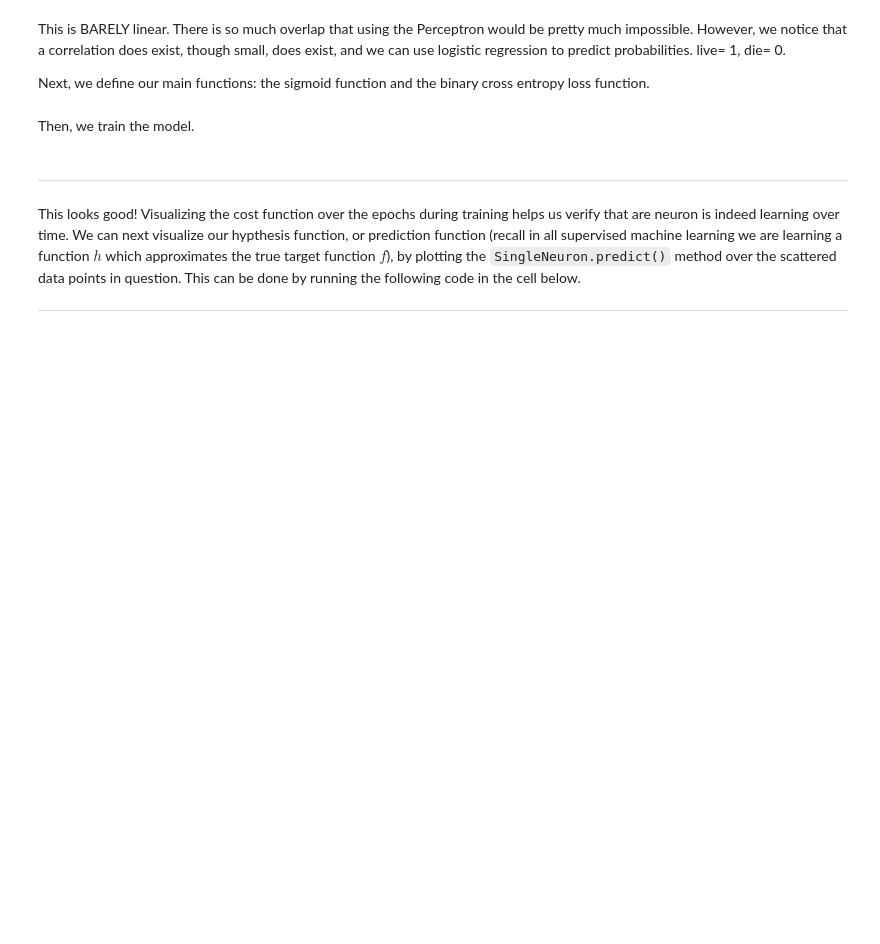
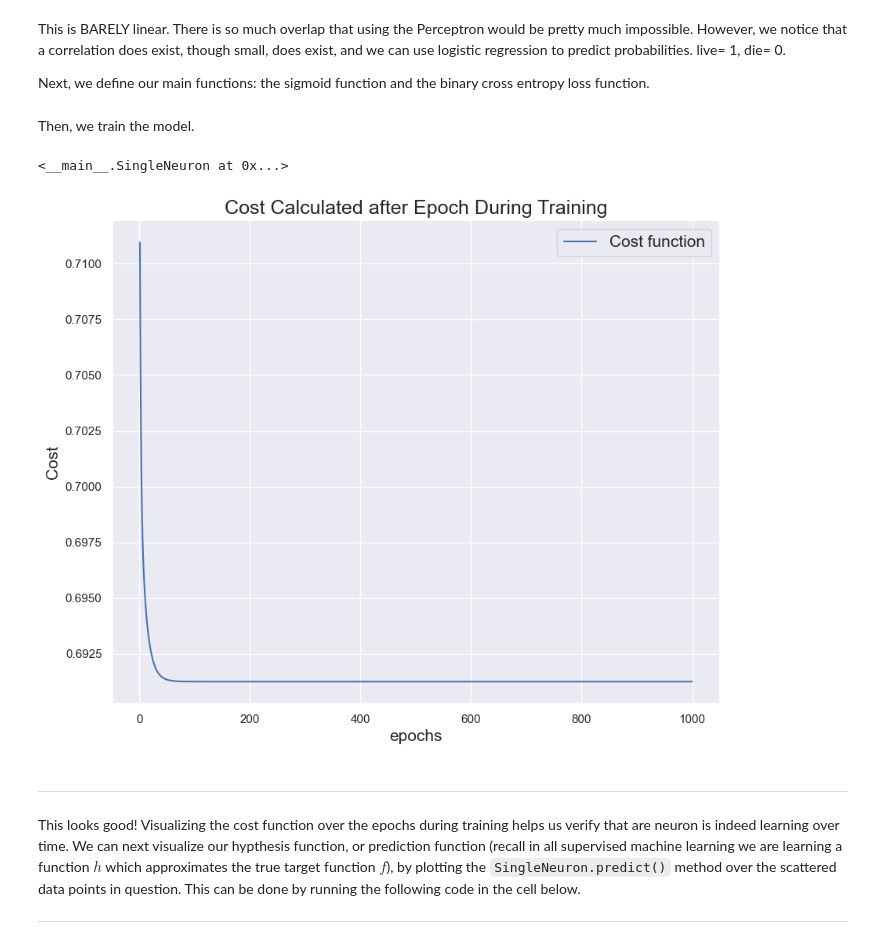
Before and after one commit to faithz314/INDE577, a Jupyter notebook: 577repo/Supervised Learning/3_Logistic Regression/Heart Attack.ipynb, the cells around one changed output. Cells and saved outputs as stored; diff of their text form; code cells hidden in the pictures; blank space fills up the shorter version.

```diff
--- a/577repo/Supervised Learning/3_Logistic Regression/Heart Attack.ipynb
+++ b/577repo/Supervised Learning/3_Logistic Regression/Heart Attack.ipynb
@@ -104,17 +190,25 @@ Then, we train the model.
 # %%
 
-X = df.iloc[1:2].thalach.values #maybe .iloc is the solution
+
+X = df.iloc[50:, [8]].values #iloc to choose training data
 X = X.reshape(-1, 1)
-y = np.where(df.target == 1, 0, 1)
+y = np.where(df.target == 1, 0, 1) #IS IT 0, 1 OR 1, 0
+#X_train, X_test, y_train, y_test = train_test_split(X, y, test_size=0.3, random_state=42)
 
-model = node.SingleNeuron(sigmoid, cross_entropy_loss)
-model.train(X, y, alpha = 0.05, epochs = 4)
+model = SingleNeuron(sigmoid, cross_entropy_loss)
 
-model.plot_cost_function
-plt.show()
+model.train(X, y, alpha = 0.001, epochs = 1000)
 
 
 #IMPORT SINGLE NEURON!!!!
+# %% [output]
+<__main__.SingleNeuron at 0x...>
+# %%
+
+model.plot_cost_function()
+plt.show()
+# %% [output]
+[figure, added]
 # %% [markdown]
 ---
 
```
Also changed, not shown: parts of 22 cells of this notebook, 1 other file.
